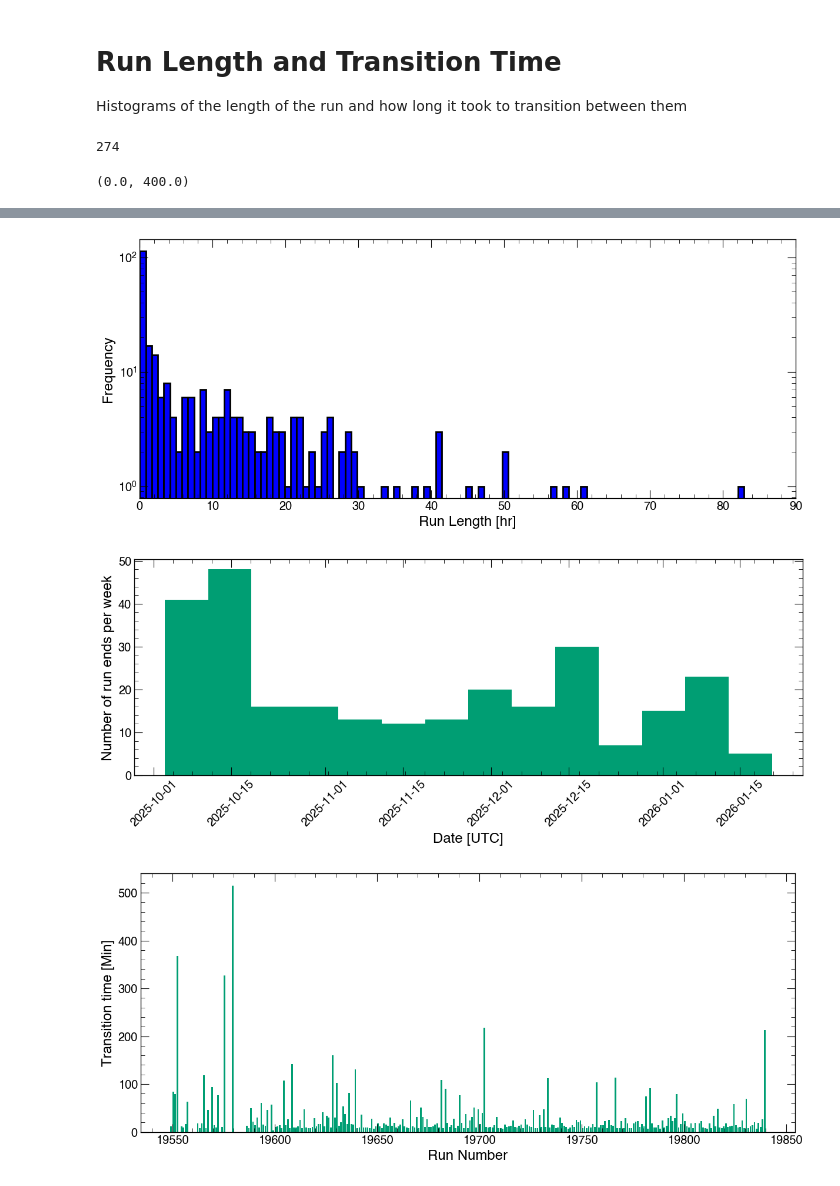
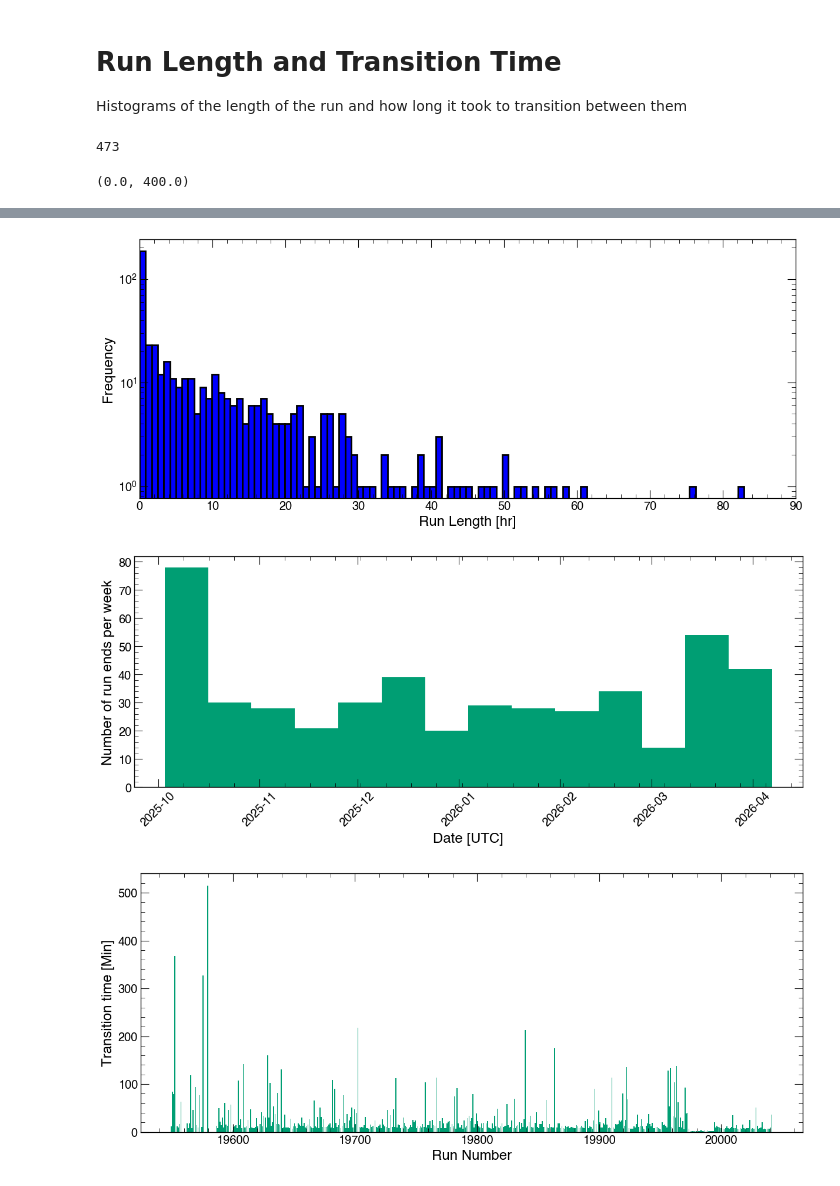
Before and after one commit to fjnicolas/SBNDPOTCollection, a Jupyter notebook: sbnd_pot.ipynb, the cells around one changed output, grey strips where cells are left out. Cells and saved outputs as stored; diff of their text form; code cells hidden in the pictures.

```diff
--- a/sbnd_pot.ipynb
+++ b/sbnd_pot.ipynb
@@ -3,7 +3,7 @@
 Update the path to the SBND-RunCo repository on your machine
 # %%
 #### Fill with the path to the SBND-RunCo repository on your machine ####
-projectPath = "/Users/franciscojaviernicolas/Work/SBNDRunCo/SBNDPOTCollection/"
+projectPath = "/Users/jiaoyang/Work/SBND/Runco/SBNDPOTCollection/"
 
 import numpy as np
 import pandas as pd
@@ -17,11 +17,13 @@ from zoneinfo import ZoneInfo
 from matplotlib.offsetbox import OffsetImage, AnnotationBbox
 import matplotlib.image as mpimg
 import sys
+import os
 
 # Custom imports
 sys.path.append(projectPath + "include/")
 from livetime import query_pot_interval, get_livetime_interval
 import sbnd_daqrun_spreadsheet
+
 # set the style for the plots
 plt.style.use(projectPath + 'include/style.mplstyle')
 # %% [markdown]
@@ -554,18 +608,18 @@ Histograms of the length of the run and how long it took to transition between t
 # %%
 # Putting this here again so that this portion of the code can run without the internet
 # Read the run start times from `starts.txt`
-with open('starts.txt', 'r') as f:
+with open('data/starts_run2.txt', 'r') as f:
     lines = f.readlines()
     starts = [datetime.strptime(line.strip(), '%Y-%m-%d %H:%M:%S').replace(tzinfo=timezone.utc) for line in lines]
 
 # Read the run end times from `ends.txt`
-with open('ends.txt', 'r') as f:
+with open('data/ends_run2.txt', 'r') as f:
     lines = f.readlines()
     ends = [datetime.strptime(line.strip(), '%Y-%m-%d %H:%M:%S').replace(tzinfo=timezone.utc) if line != 'now\n' else datetime.now(timezone.utc) for line in lines]
 
 runNumbers = []
 # Read the run numbers from `runNums.txt`
-with open('runNums.txt', 'r') as f:
+with open('data/runNums_run2.txt', 'r') as f:
     runNumbers = f.readlines()
 #    runs = [lines for line in lines]
 
@@ -634,5 +688,5 @@ ax2.set_ylabel("Frequency")
 ax2.set_yscale('log')
 ax2.set_xlim(0,400)
 # %% [output]
-274
+473
 (0.0, 400.0)
@@ -640,3 +694,3 @@ ax2.set_xlim(0,400)
-[figure, old version]
+[figure, new version]
-[figure, old version]
+[figure, new version]
-[figure, old version]
+[figure, new version]
```
Also changed, not shown: parts of 10 cells of this notebook, 12 other files.
